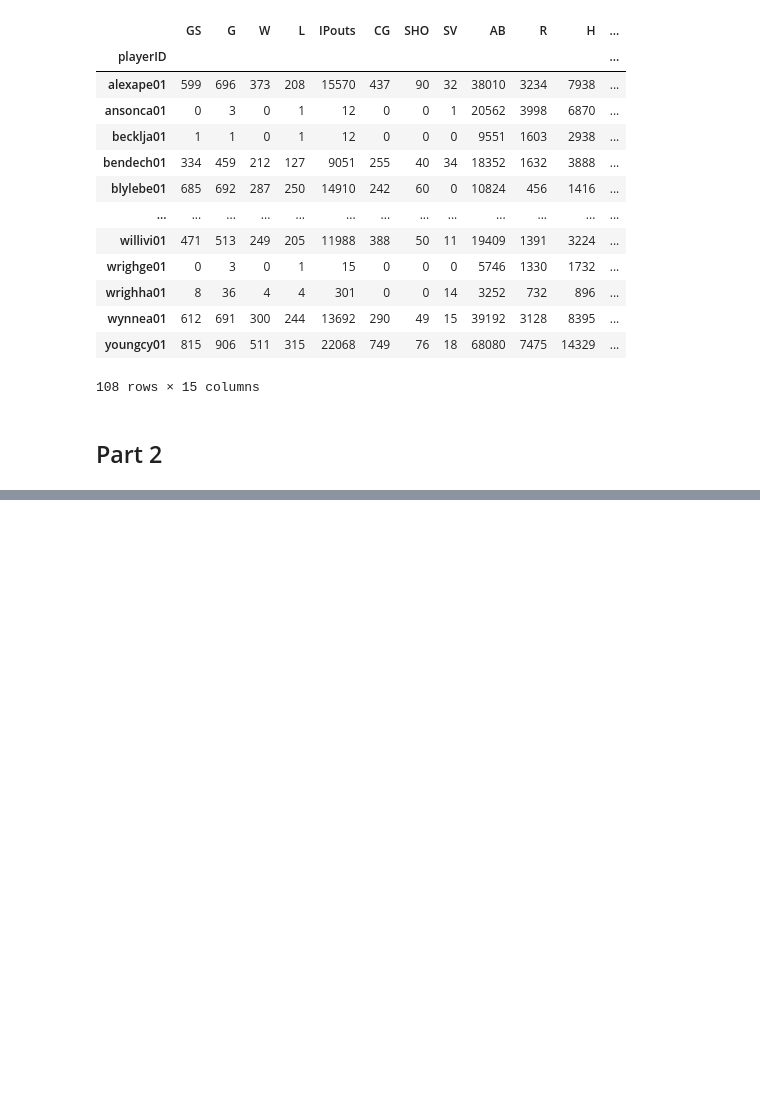
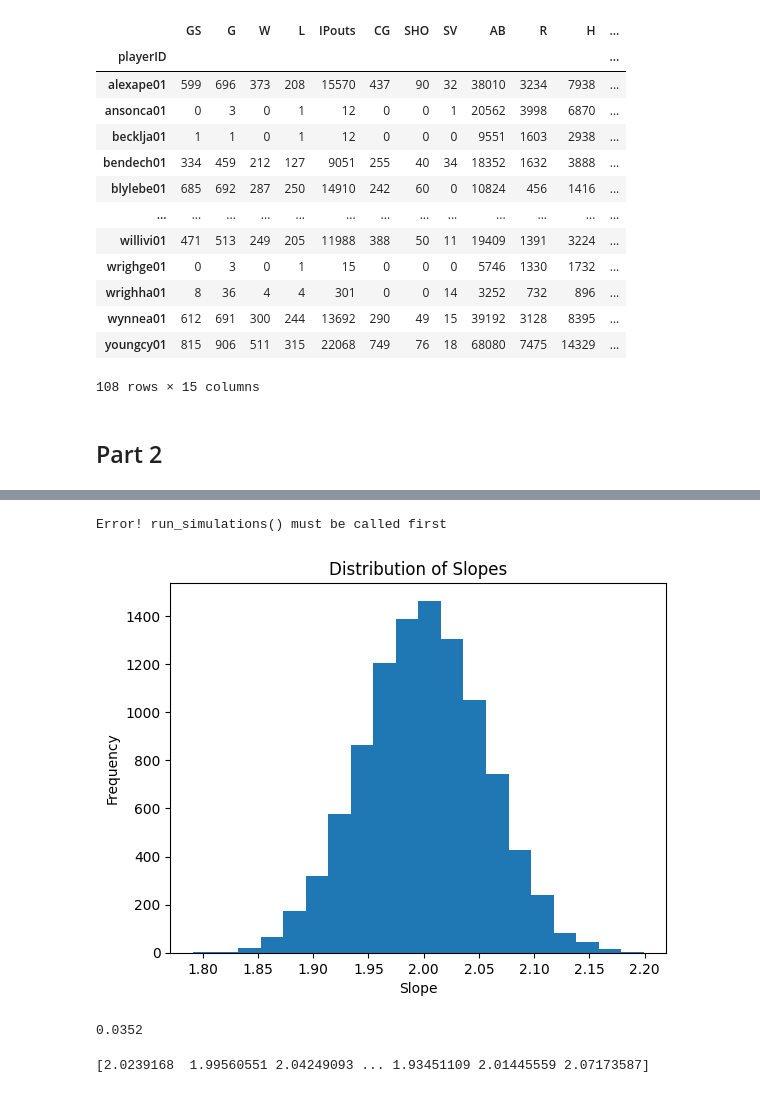
Before and after one commit to jilliangreene/sta_554_assignments, a Jupyter notebook: Greene_STA554_HW6.ipynb, the cells around one changed output, grey strips where cells are left out. Drawn from its saved outputs; the diff is of its cells as text; code cells hidden in the pictures; blank space fills up the shorter version.

```diff
--- a/Greene_STA554_HW6.ipynb
+++ b/Greene_STA554_HW6.ipynb
@@ -125,0 +212,24 @@ merged_table
+# %%
+# Create instance of the class object
+x = np.array(list(np.linspace(start = 0, stop = 10, num = 11))*3)
+
+sim = SLR_slope_simulator(12, 2, x, 1, 10)
+# %%
+sim.plot_dist()
+# %% [output]
+Error! run_simulations() must be called first
+# %%
+sim.run_sim(10000)
+# %%
+sim.plot_dist()
+# %% [output]
+[figure, added]
+# %%
+prob = sim.find_prob(2.1, "two-sided")
+print(prob)
+# %% [output]
+0.0352
+# %%
+print(sim.slopes)
+# %% [output]
+[2.0239168  1.99560551 2.04249093 ... 1.93451109 2.01445559 2.07173587]
```
Also changed, not shown: parts of 4 cells of this notebook.
